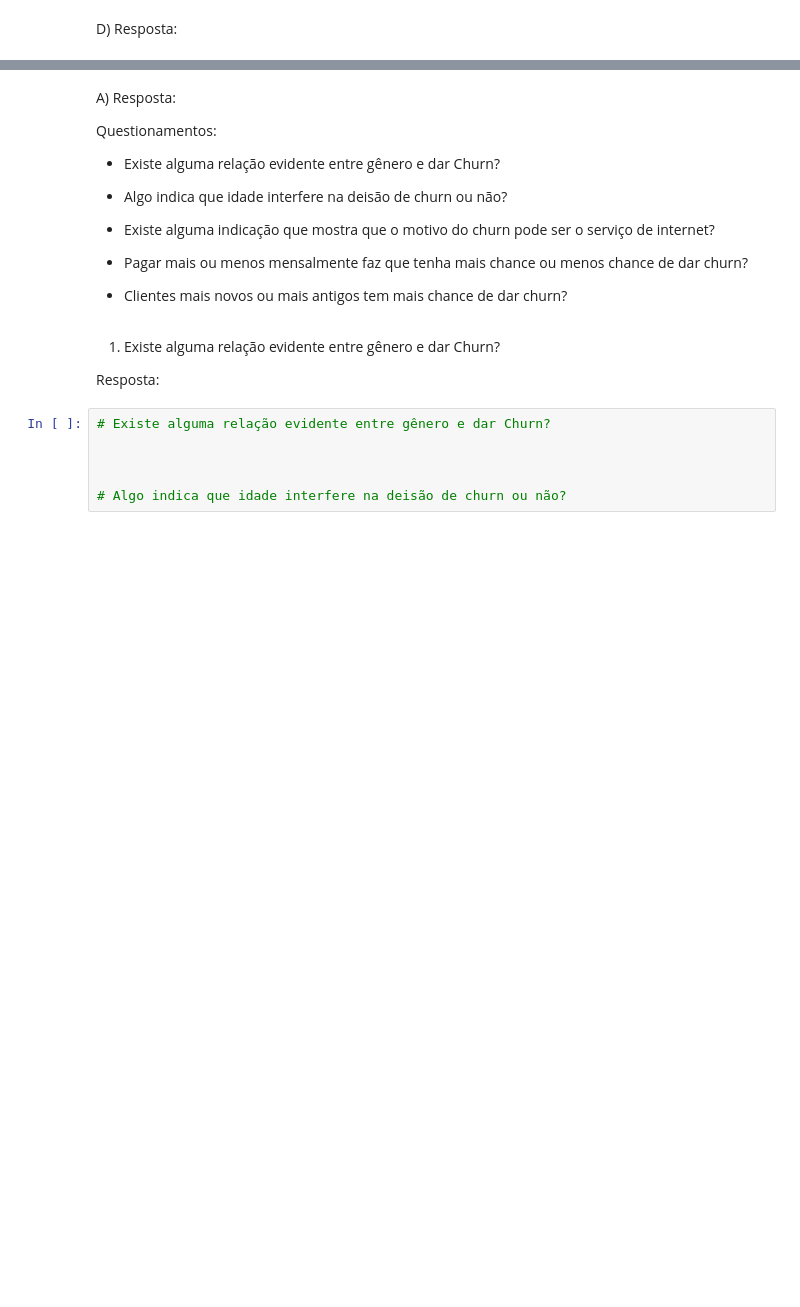
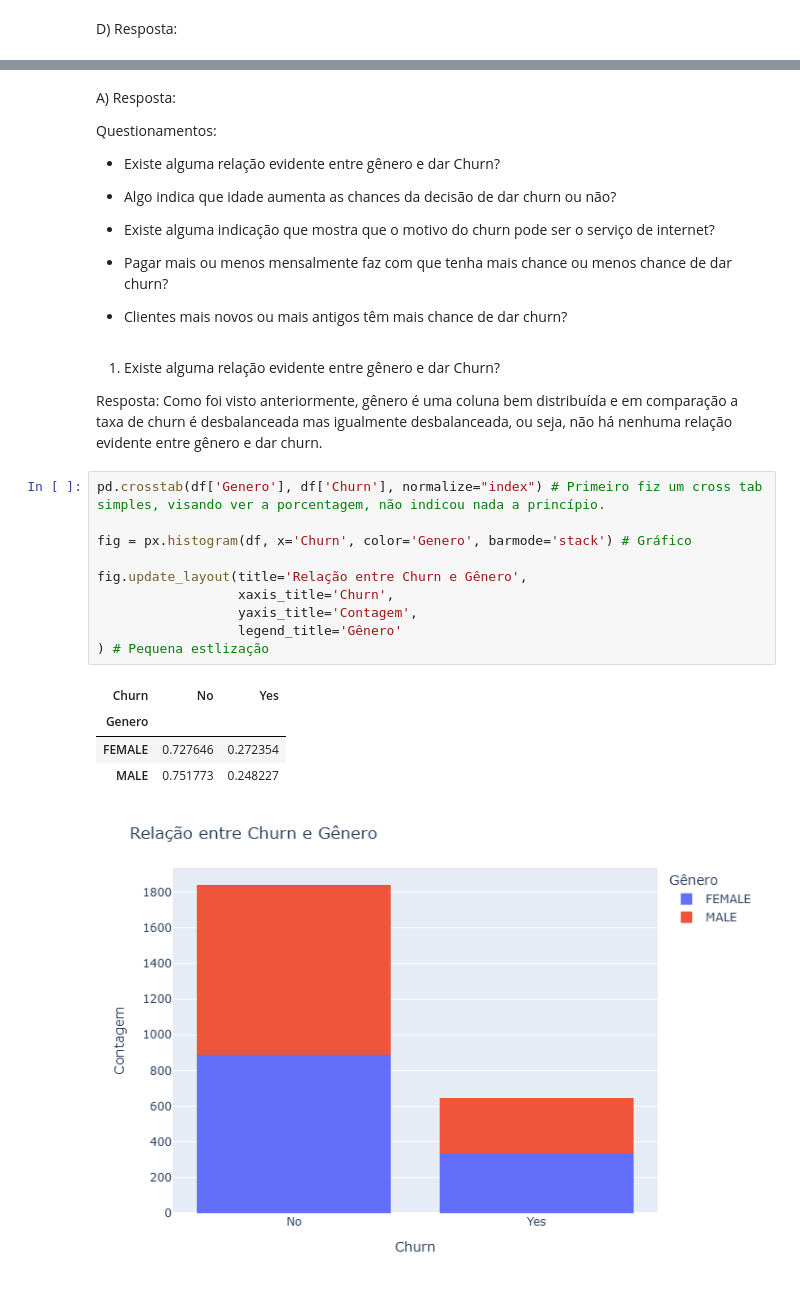
Before and after one commit to MiguellMAC/EBAC.DATA_SCIENCE, a Jupyter notebook: Atividade_Cap15/CAPITULO15_PROJETO_TELECON2.ipynb, the cells around one changed output, grey strips where cells are left out. Saved outputs shown, nothing was run; the diff lists cells and outputs as text; blank space fills up the shorter version.

```diff
--- a/Atividade_Cap15/CAPITULO15_PROJETO_TELECON2.ipynb
+++ b/Atividade_Cap15/CAPITULO15_PROJETO_TELECON2.ipynb
@@ -239,20 +271,30 @@ Questionamentos:
 
 - Existe alguma relação evidente entre gênero e dar Churn?
 
-- Algo indica que idade interfere na deisão de churn ou não?
+- Algo indica que idade aumenta as chances da decisão de dar churn ou não?
 
 - Existe alguma indicação que mostra que o motivo do churn pode ser o serviço de internet?
 
-- Pagar mais ou menos mensalmente faz que tenha mais chance ou menos chance de dar churn?
+- Pagar mais ou menos mensalmente faz com que tenha mais chance ou menos chance de dar churn?
 
-- Clientes mais novos ou mais antigos tem mais chance de dar churn?
+- Clientes mais novos ou mais antigos têm mais chance de dar churn?
-# %% [markdown]
-1. Existe alguma relação evidente entre gênero e dar Churn?
-
-Resposta:
-# %%
-# Existe alguma relação evidente entre gênero e dar Churn?
-
-
-
-# Algo indica que idade interfere na deisão de churn ou não?
+# %% [markdown]
+1. Existe alguma relação evidente entre gênero e dar Churn?
+
+Resposta: Como foi visto anteriormente, gênero é uma coluna bem distribuída e em comparação a taxa de churn é desbalanceada mas igualmente desbalanceada, ou seja, não há nenhuma relação evidente entre gênero e dar churn.
+# %%
+pd.crosstab(df['Genero'], df['Churn'], normalize="index") # Primeiro fiz um cross tab simples, visando ver a porcentagem, não indicou nada a princípio.
+
+fig = px.histogram(df, x='Churn', color='Genero', barmode='stack') # Gráfico
+
+fig.update_layout(title='Relação entre Churn e Gênero',
+                  xaxis_title='Churn',
+                  yaxis_title='Contagem',
+                  legend_title='Gênero'
+) # Pequena estlização
+# %% [output]
+| Churn | No | Yes |
+| Genero |  |  |
+| FEMALE | 0.727646 | 0.272354 |
+| MALE | 0.751773 | 0.248227 |
+[figure, added]
```
Also changed, not shown: parts of 21 cells of this notebook.
